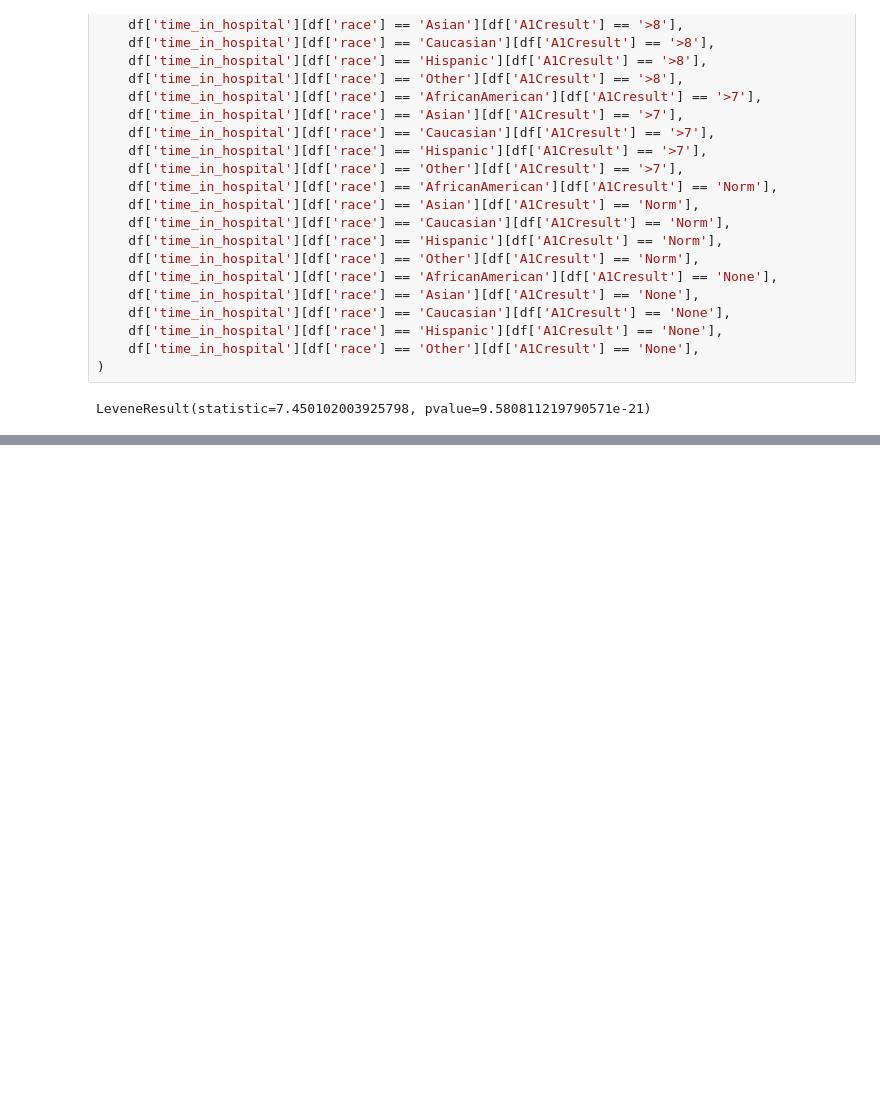
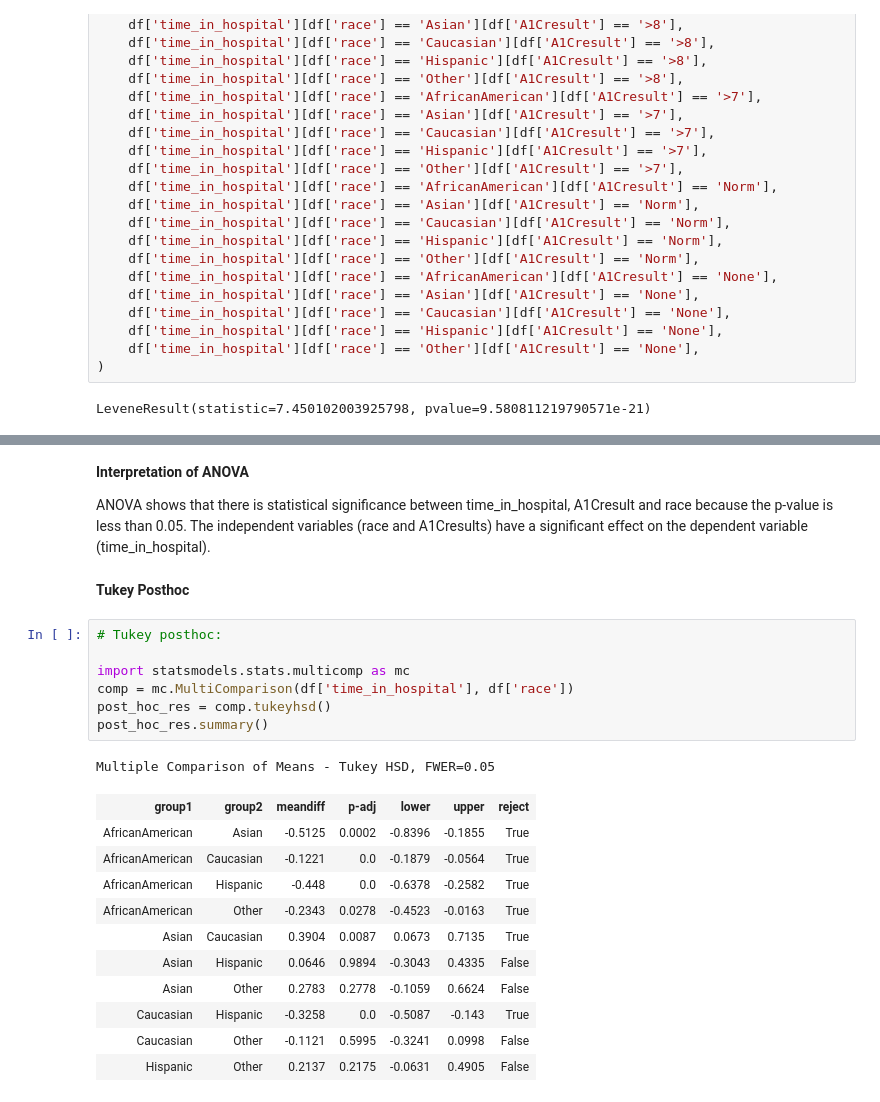
Before and after one commit to kkettip/datasci_6_anova, a Jupyter notebook: datasci_6_anova.ipynb, the cells around one changed output, grey strips where cells are left out. Drawn from its saved outputs; the diff is of its cells as text; blank space fills up the shorter version.

```diff
--- a/datasci_6_anova.ipynb
+++ b/datasci_6_anova.ipynb
@@ -288,0 +246,26 @@ LeveneResult(statistic=7.450102003925798, pvalue=9.580811219790571e-21)
+# %% [markdown]
+**Interpretation of ANOVA**
+
+ANOVA shows that there is statistical significance between time_in_hospital, A1Cresult and race because the p-value is less than 0.05. The independent variables (race and A1Cresults) have a significant effect on the dependent variable (time_in_hospital).
+# %% [markdown]
+**Tukey Posthoc**
+# %%
+# Tukey posthoc:
+
+import statsmodels.stats.multicomp as mc
+comp = mc.MultiComparison(df['time_in_hospital'], df['race'])
+post_hoc_res = comp.tukeyhsd()
+post_hoc_res.summary()
+# %% [output]
+Multiple Comparison of Means - Tukey HSD, FWER=0.05
+| group1 | group2 | meandiff | p-adj | lower | upper | reject |
+| AfricanAmerican | Asian | -0.5125 | 0.0002 | -0.8396 | -0.1855 | True |
+| AfricanAmerican | Caucasian | -0.1221 | 0.0 | -0.1879 | -0.0564 | True |
+| AfricanAmerican | Hispanic | -0.448 | 0.0 | -0.6378 | -0.2582 | True |
+| AfricanAmerican | Other | -0.2343 | 0.0278 | -0.4523 | -0.0163 | True |
+| Asian | Caucasian | 0.3904 | 0.0087 | 0.0673 | 0.7135 | True |
+| Asian | Hispanic | 0.0646 | 0.9894 | -0.3043 | 0.4335 | False |
+| Asian | Other | 0.2783 | 0.2778 | -0.1059 | 0.6624 | False |
+| Caucasian | Hispanic | -0.3258 | 0.0 | -0.5087 | -0.143 | True |
+| Caucasian | Other | -0.1121 | 0.5995 | -0.3241 | 0.0998 | False |
+| Hispanic | Other | 0.2137 | 0.2175 | -0.0631 | 0.4905 | False |
```
Also changed, not shown: parts of 17 cells of this notebook.
